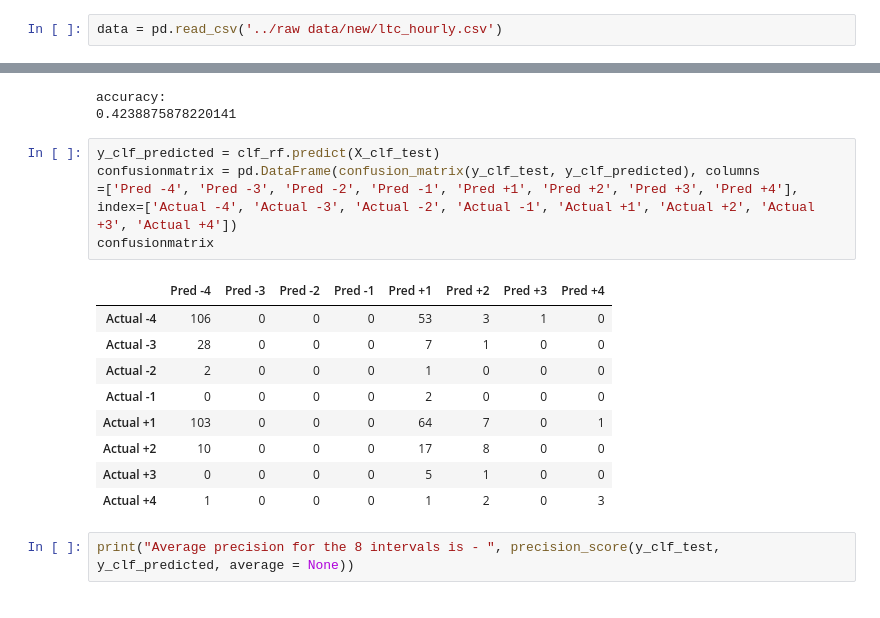
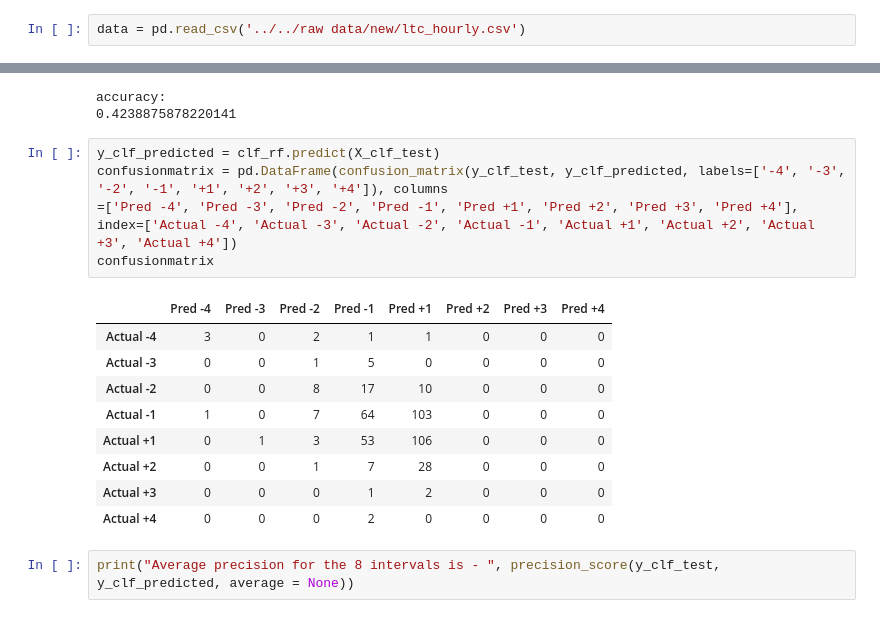
Before and after one commit to babybear68/crypto, a Jupyter notebook: models/LTC_aggregate.ipynb, the cells around one changed output, grey strips where cells are left out. Cells and saved outputs as stored; diff of their text form.

```diff
--- a/models/LTC_aggregate.ipynb
+++ b/models/LTC_aggregate.ipynb
@@ -18,7 +18,7 @@ from sklearn.metrics import recall_score
 import warnings
 warnings.filterwarnings("ignore")
 # %%
-data = pd.read_csv('../raw data/new/ltc_hourly.csv')
+data = pd.read_csv('../../raw data/new/ltc_hourly.csv')
 # %%
 data['vol_per_count'] = data['volume_traded']/data['trades_count']
 data['roi'] = np.log(data['price_close']/data['price_close'].shift())*100
@@ -152,20 +152,20 @@ accuracy:
 0.4238875878220141
 # %%
 y_clf_predicted = clf_rf.predict(X_clf_test)
-confusionmatrix = pd.DataFrame(confusion_matrix(y_clf_test, y_clf_predicted), columns
+confusionmatrix = pd.DataFrame(confusion_matrix(y_clf_test, y_clf_predicted, labels=['-4', '-3', '-2', '-1', '+1', '+2', '+3', '+4']), columns
 =['Pred -4', 'Pred -3', 'Pred -2', 'Pred -1', 'Pred +1', 'Pred +2', 'Pred +3', 'Pred +4'],
 index=['Actual -4', 'Actual -3', 'Actual -2', 'Actual -1', 'Actual +1', 'Actual +2', 'Actual +3', 'Actual +4'])
 confusionmatrix
 # %% [output]
 |  | Pred -4 | Pred -3 | Pred -2 | Pred -1 | Pred +1 | Pred +2 | Pred +3 | Pred +4 |
-| Actual -4 | 106 | 0 | 0 | 0 | 53 | 3 | 1 | 0 |
-| Actual -3 | 28 | 0 | 0 | 0 | 7 | 1 | 0 | 0 |
-| Actual -2 | 2 | 0 | 0 | 0 | 1 | 0 | 0 | 0 |
-| Actual -1 | 0 | 0 | 0 | 0 | 2 | 0 | 0 | 0 |
-| Actual +1 | 103 | 0 | 0 | 0 | 64 | 7 | 0 | 1 |
-| Actual +2 | 10 | 0 | 0 | 0 | 17 | 8 | 0 | 0 |
-| Actual +3 | 0 | 0 | 0 | 0 | 5 | 1 | 0 | 0 |
-| Actual +4 | 1 | 0 | 0 | 0 | 1 | 2 | 0 | 3 |
+| Actual -4 | 3 | 0 | 2 | 1 | 1 | 0 | 0 | 0 |
+| Actual -3 | 0 | 0 | 1 | 5 | 0 | 0 | 0 | 0 |
+| Actual -2 | 0 | 0 | 8 | 17 | 10 | 0 | 0 | 0 |
+| Actual -1 | 1 | 0 | 7 | 64 | 103 | 0 | 0 | 0 |
+| Actual +1 | 0 | 1 | 3 | 53 | 106 | 0 | 0 | 0 |
+| Actual +2 | 0 | 0 | 1 | 7 | 28 | 0 | 0 | 0 |
+| Actual +3 | 0 | 0 | 0 | 1 | 2 | 0 | 0 | 0 |
+| Actual +4 | 0 | 0 | 0 | 2 | 0 | 0 | 0 | 0 |
 # %%
 print("Average precision for the 8 intervals is - ", precision_score(y_clf_test, y_clf_predicted, average = None))
 # %% [output]
```
Also changed, not shown: parts of 2 cells of this notebook, 4 other files.
